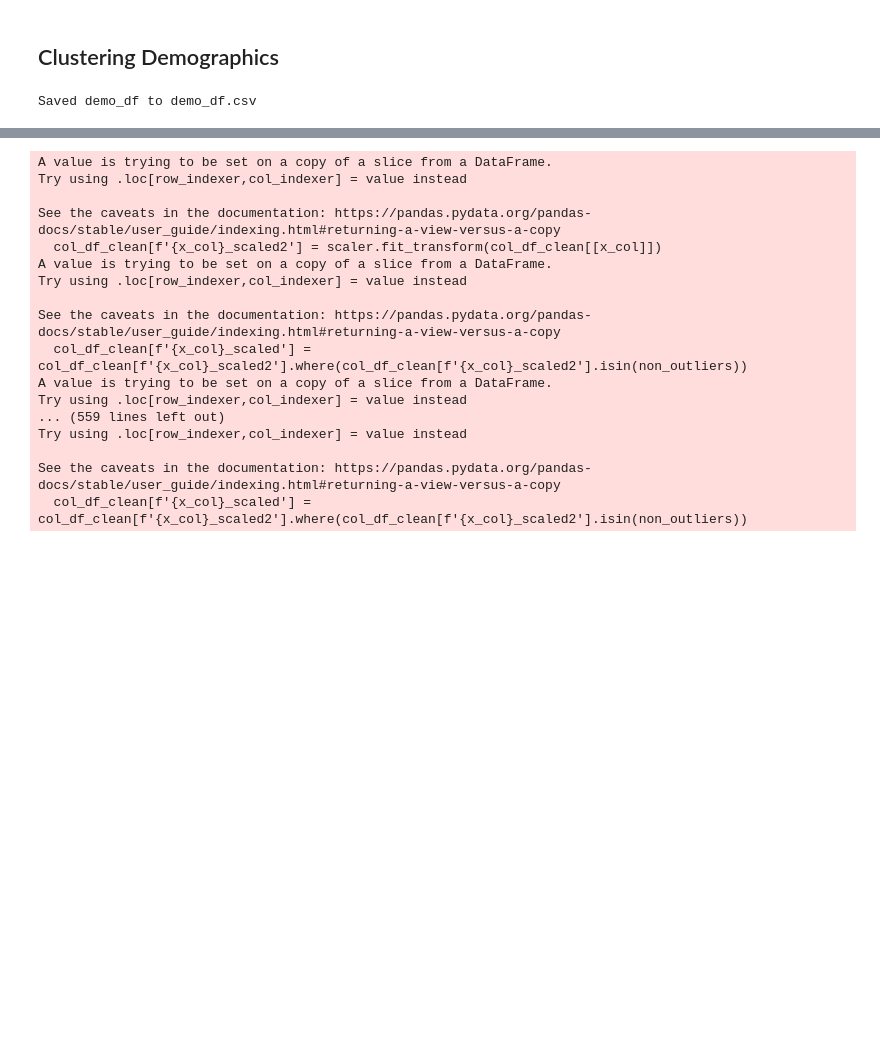
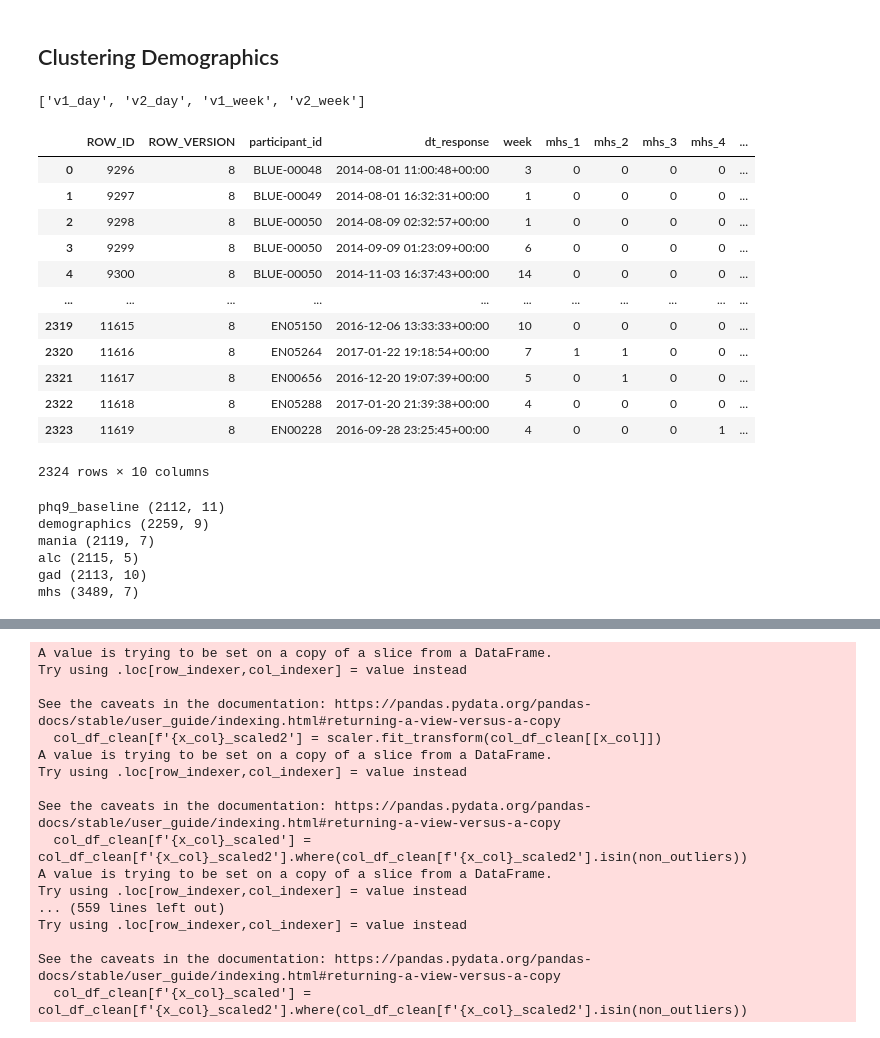
Before and after one commit to kaleyjoss/smartphone_sensor_predictive_modeling, a Jupyter notebook: notebooks/03_demographic_clustering.ipynb, the cells around one changed output, grey strips where cells are left out. Drawn from its saved outputs; the diff is of its cells as text; code cells hidden in the pictures; blank space fills up the shorter version.

```diff
--- a/notebooks/03_demographic_clustering.ipynb
+++ b/notebooks/03_demographic_clustering.ipynb
@@ -39,12 +39,29 @@ importlib.reload(cl)
 
 
 ################ DEFINE column variables from data ###################
-from scripts.variables import id_columns, daily_cols_v1, daily_v2_common
+from scripts.variables import id_columns, daily_cols_v1, daily_v2_common, df_names
 from scripts.variables import phq2_cols, phq9_cols, weekly_cols, passive_cols, survey_cols
 
-
-df_alldays_int70 = pd.read_csv(os.path.join(brighten_dir, 'df_alldays_int70.csv'))
-week_df_int70 = pd.read_csv(os.path.join(brighten_dir, 'week_df_int70.csv'))
+print(df_names)
+# %% [output]
+['v1_day', 'v2_day', 'v1_week', 'v2_week']
+# %%
+mhs = pd.read_csv(os.path.join(brighten_dir,'Mental Health Services.csv'))
+mhs
+# %% [output]
+|  | ROW_ID | ROW_VERSION | participant_id | dt_response | week | mhs_1 | mhs_2 | mhs_3 | mhs_4 | ... |
+| 0 | 9296 | 8 | BLUE-00048 | 2014-08-01 11:00:48+00:00 | 3 | 0 | 0 | 0 | 0 | ... |
+| 1 | 9297 | 8 | BLUE-00049 | 2014-08-01 16:32:31+00:00 | 1 | 0 | 0 | 0 | 0 | ... |
+| 2 | 9298 | 8 | BLUE-00050 | 2014-08-09 02:32:57+00:00 | 1 | 0 | 0 | 0 | 0 | ... |
+| 3 | 9299 | 8 | BLUE-00050 | 2014-09-09 01:23:09+00:00 | 6 | 0 | 0 | 0 | 0 | ... |
+| 4 | 9300 | 8 | BLUE-00050 | 2014-11-03 16:37:43+00:00 | 14 | 0 | 0 | 0 | 0 | ... |
+| ... | ... | ... | ... | ... | ... | ... | ... | ... | ... | ... |
+| 2319 | 11615 | 8 | EN05150 | 2016-12-06 13:33:33+00:00 | 10 | 0 | 0 | 0 | 0 | ... |
+| 2320 | 11616 | 8 | EN05264 | 2017-01-22 19:18:54+00:00 | 7 | 1 | 1 | 0 | 0 | ... |
+| 2321 | 11617 | 8 | EN00656 | 2016-12-20 19:07:39+00:00 | 5 | 0 | 1 | 0 | 0 | ... |
+| 2322 | 11618 | 8 | EN05288 | 2017-01-20 21:39:38+00:00 | 4 | 0 | 0 | 0 | 0 | ... |
+| 2323 | 11619 | 8 | EN00228 | 2016-09-28 23:25:45+00:00 | 4 | 0 | 0 | 0 | 1 | ... |
+2324 rows × 10 columns
 # %%
 # Read in DFs and create demo_df
 
@@ -56,19 +73,22 @@ dfs['alc'] = pd.read_csv(os.path.join(brighten_dir,'Alcohol.csv'))
 dfs['gad'] = pd.read_csv(os.path.join(brighten_dir,'GAD - Anxiety.csv'))
 dfs['mhs'] = pd.read_csv(os.path.join(brighten_dir,'Mental Health Services.csv'))
 
+id_key = pd.read_csv(os.path.join(brighten_dir, 'id_key.csv'))
 
 for name, df in dfs.items():
-    df = df.merge(df_alldays_int70[['num_id','participant_id']], on=['participant_id'], how='outer')
+    df = pd.merge(df, id_key[['num_id','participant_id']], how='outer', on='participant_id')
+    df = df.drop(['participant_id'], axis=1)  # drop to keep anonymity
+
     if 'dt' in df.columns:
         df = df.drop(['dt'], axis=1)
-    if 'phq9Date' in df.columns:
-        df = df.drop(['phq9Date','ROW_ID','ROW_VERSION'], axis=1)
+    if 'phq9_1_base' in df.columns:
+        df['phq9_sum_base'] = df['phq9_1_base'].fillna(0).astype(int) + df['phq9_2_base'].fillna(0).astype(int) +df['phq9_3_base'].fillna(0).astype(int) +df['phq9_4_base'].fillna(0).astype(int) +df['phq9_5_base'].fillna(0).astype(int) +df['phq9_6_base'].fillna(0).astype(int) +df['phq9_7_base'].fillna(0).astype(int) +df['phq9_8_base'].fillna(0).astype(int) +df['phq9_9_base'].fillna(0).astype(int)
     if 'dt_response' in df.columns:
         df = df.drop(['dt_response','ROW_ID','ROW_VERSION'], axis=1)
     if 'dt_passive' in df.columns:
         df = df.drop(['dt_passive','ROW_ID','ROW_VERSION'], axis=1)
     if 'time_in' in df.columns:
-         df = df.drop(['time_in','time_out', 'ROW_ID','ROW_VERSION'], axis=1)
+        df = df.drop(['time_in','time_out', 'ROW_ID','ROW_VERSION'], axis=1)
     if 'baselinePHQ9date' in df.columns:
         df = df.drop(['baselinePHQ9date', 'ROW_ID','ROW_VERSION'], axis=1)
     if 'study' in df.columns: # drop because duplicated across tables
@@ -89,37 +109,21 @@ for name, df in dfs.items():
         df = df.drop(['study_arm'], axis=1)  # drop because not needed
     if 'sum_phq9' in df.columns:
         df.rename(columns={'sum_phq9': 'phq9_sum'}, inplace=True)
+    ## Sum aggregate variables
+    if 'mhs_1' in df.columns:
+        df['mhs_sum'] = df['mhs_1'].fillna(0).astype(int) + df['mhs_2'].fillna(0).astype(int) + df['mhs_3'].fillna(0).astype(int) + df['mhs_4'].fillna(0).astype(int) + df['mhs_5'].fillna(0).astype(int)
+    if 'screen_2' in df.columns:
+        df['bipolar'] = df['screen_2'].fillna(0).astype(int) + df['screen_3'].fillna(0).astype(int)
+        df['scz'] = df['screen_1'].fillna(0).astype(int) + df['screen_4'].fillna(0).astype(int)
 
-    df = df.drop(['participant_id'], axis=1)  # drop to keep anonymity
     # Update the dfs dictionary with the modified DataFrame
     dfs[name] = df
 
-
-
-### Create merge df
-demo_df = pd.DataFrame()
-
-for name, df in dfs.items():
-    # Check if both 'num_id' and 'dt' exist in the current df
-    if 'num_id' in df.columns:
-        if demo_df.empty:
-            demo_df = df  # Start with the first valid DataFrame
-            print(f'Merged in {name}')
-        else:
-            demo_df = pd.merge(demo_df, df, on=['num_id'], how='outer')
-            print(f'Merged in {name}')
-    else:
-        print(f"Skipping {name}, 'num_id' or 'dt' column is missing.")
-
-## Sum aggregate variables
-demo_df['phq9_sum_base'] = demo_df['phq9_1_base'] + demo_df['phq9_2_base'] +demo_df['phq9_3_base'] +demo_df['phq9_4_base'] +demo_df['phq9_5_base'] +demo_df['phq9_6_base'] +demo_df['phq9_7_base'] +demo_df['phq9_8_base'] +demo_df['phq9_9_base']
-demo_df['mhs_sum'] = demo_df['mhs_1'] + demo_df['mhs_2'] + demo_df['mhs_3'] + demo_df['mhs_4'] + demo_df['mhs_5']
-demo_df['bipolar'] = demo_df['screen_2'] + demo_df['screen_3']
-demo_df['scz'] = demo_df['screen_1'] + demo_df['screen_4']
-
-# Save merge_df to csv
-demo_df = demo_df.sort_values(by=['num_id'])
-demo_df.to_csv(os.path.join(brighten_dir, 'demo_df.csv'), index=False)
-print('Saved demo_df to demo_df.csv')
+    print(name, df.shape)
 # %% [output]
-Saved demo_df to demo_df.csv
+phq9_baseline (2112, 11)
+demographics (2259, 9)
+mania (2119, 7)
+alc (2115, 5)
+gad (2113, 10)
+mhs (3489, 7)
```
Also changed, not shown: parts of 6 cells of this notebook, 13 other files.
